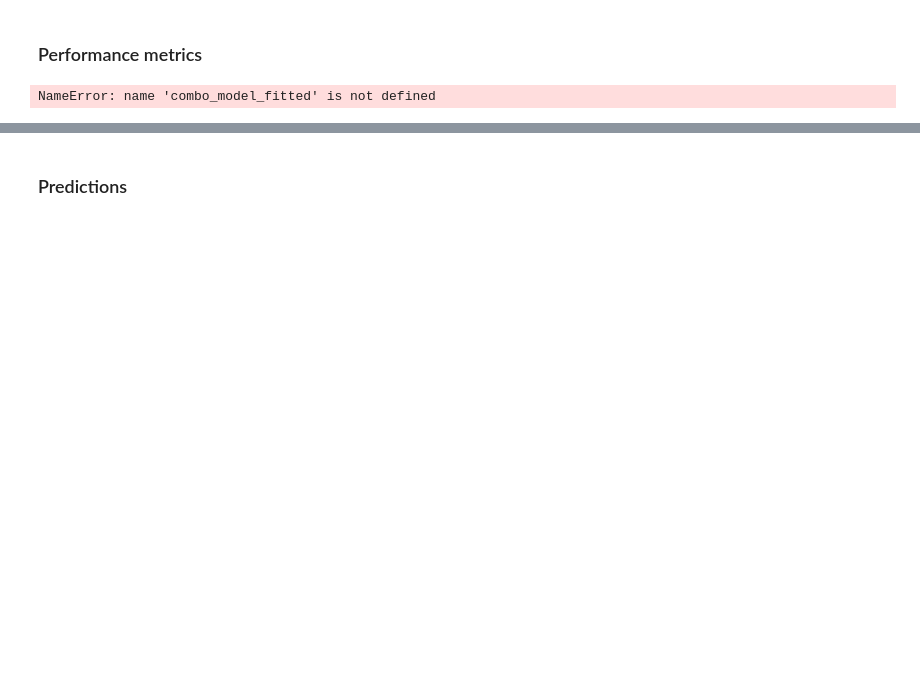
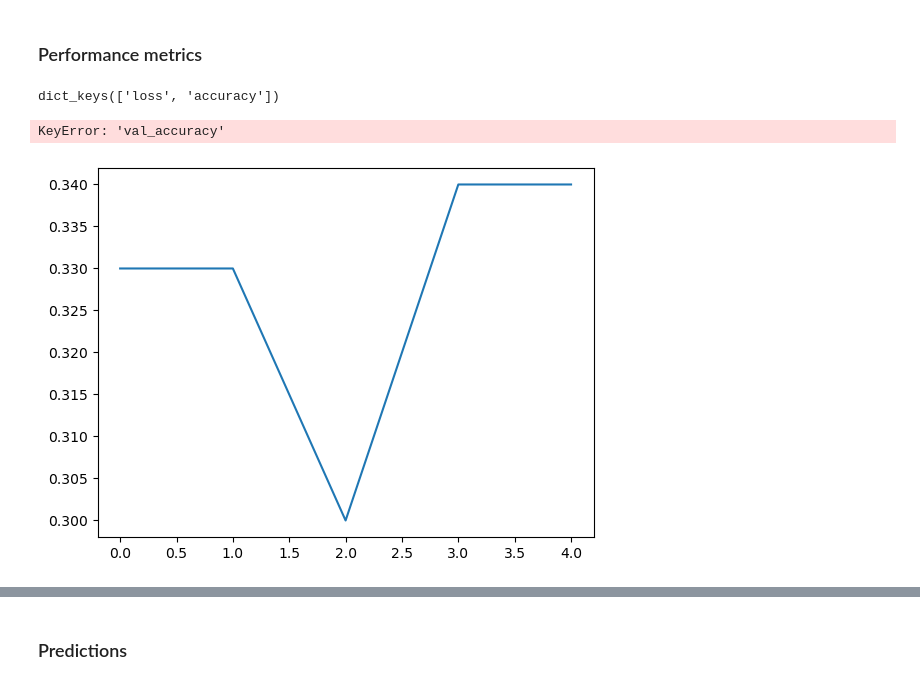
Before and after one commit to hrifanov/ml_project, a Jupyter notebook: Sprint_4/model/model_from_tensor_slices_v2.ipynb, the cells around one changed output, grey strips where cells are left out. Drawn from its saved outputs; the diff is of its cells as text; code cells hidden in the pictures; blank space fills up the shorter version.

```diff
--- a/Sprint_4/model/model_from_tensor_slices_v2.ipynb
+++ b/Sprint_4/model/model_from_tensor_slices_v2.ipynb
@@ -213,3 +192,3 @@ ________________________________________________________________________________
 # %%
-model_fit = model.fit(train_dataset, epochs=5, validation_data=val_dataset)
+model_fit = model.fit(train_dataset, validation_data=val_dataset, epochs=5)
 # %% [output]
@@ -217,16 +205,21 @@ NameError: name 'model' is not defined
 # %% [markdown]
 ### Performance metrics
+# %%
+print(model_fit.history.keys())
+# %% [output]
+dict_keys(['loss', 'accuracy'])
 # %%
-plt.plot(combo_model_fitted.history['accuracy'])
-plt.plot(combo_model_fitted.history['val_accuracy'])
+plt.plot(model_fit.history['accuracy'])
+plt.plot(model_fit.history['val_accuracy'])
 plt.title('Model Accuracy')
 plt.ylabel('Accuracy')
 plt.xlabel('Epochs')
 plt.legend(['train', 'validation'])
 plt.axis(ymin=0.5,ymax=1)
 plt.grid()
 
 plt.show()
 # %% [output]
-NameError: name 'combo_model_fitted' is not defined
+KeyError: 'val_accuracy'
+[figure, added]
 # %%
```
Also changed, not shown: parts of 15 cells of this notebook, 2 other files.
